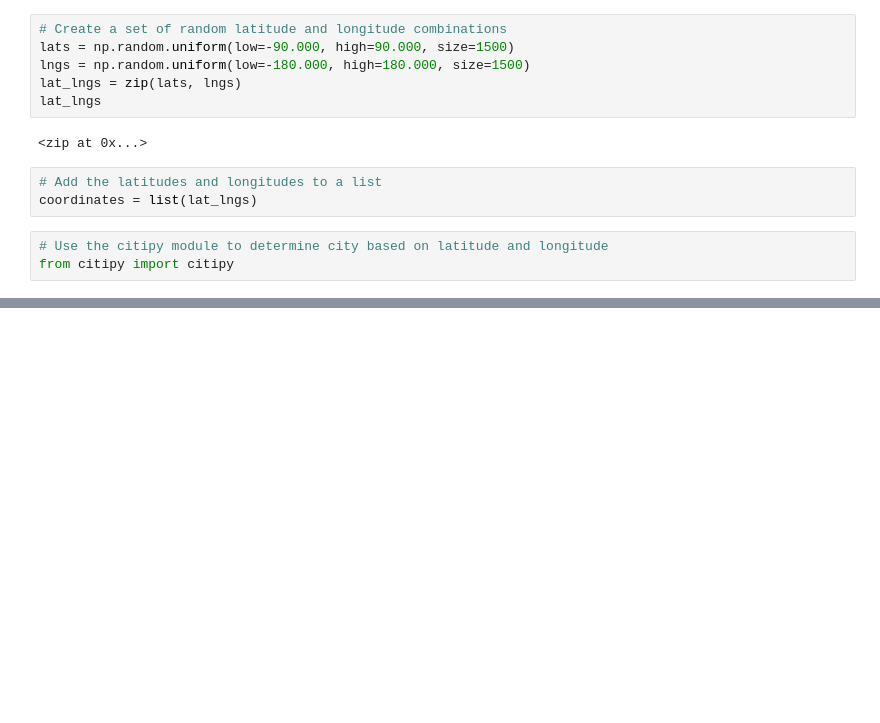
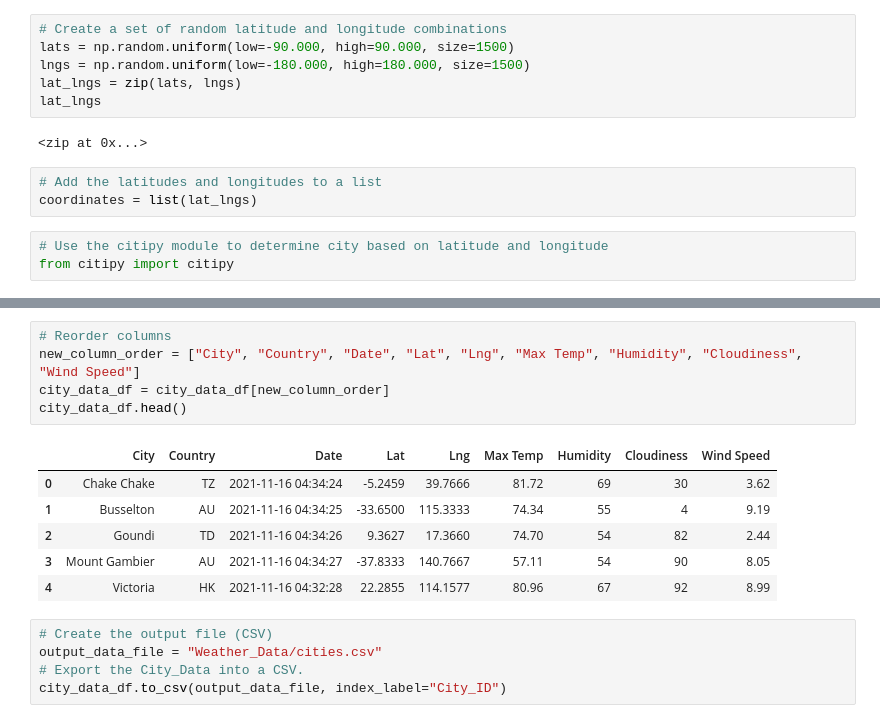
Before and after one commit to JemiShieh/World_Weather_Analysis, a Jupyter notebook: WeatherPy.ipynb, the cells around one changed output, grey strips where cells are left out. Saved outputs shown, nothing was run; the diff lists cells and outputs as text; blank space fills up the shorter version.

```diff
--- a/WeatherPy.ipynb
+++ b/WeatherPy.ipynb
@@ -33,0 +153,17 @@ len(cities)
+# %%
+# Reorder columns
+new_column_order = ["City", "Country", "Date", "Lat", "Lng", "Max Temp", "Humidity", "Cloudiness", "Wind Speed"]
+city_data_df = city_data_df[new_column_order]
+city_data_df.head()
+# %% [output]
+|  | City | Country | Date | Lat | Lng | Max Temp | Humidity | Cloudiness | Wind Speed |
+| 0 | Chake Chake | TZ | 2021-11-16 04:34:24 | -5.2459 | 39.7666 | 81.72 | 69 | 30 | 3.62 |
+| 1 | Busselton | AU | 2021-11-16 04:34:25 | -33.6500 | 115.3333 | 74.34 | 55 | 4 | 9.19 |
+| 2 | Goundi | TD | 2021-11-16 04:34:26 | 9.3627 | 17.3660 | 74.70 | 54 | 82 | 2.44 |
+| 3 | Mount Gambier | AU | 2021-11-16 04:34:27 | -37.8333 | 140.7667 | 57.11 | 54 | 90 | 8.05 |
+| 4 | Victoria | HK | 2021-11-16 04:32:28 | 22.2855 | 114.1577 | 80.96 | 67 | 92 | 8.99 |
+# %%
+# Create the output file (CSV)
+output_data_file = "Weather_Data/cities.csv"
+# Export the City_Data into a CSV.
+city_data_df.to_csv(output_data_file, index_label="City_ID")
```
Also changed, not shown: parts of 6 cells of this notebook.
